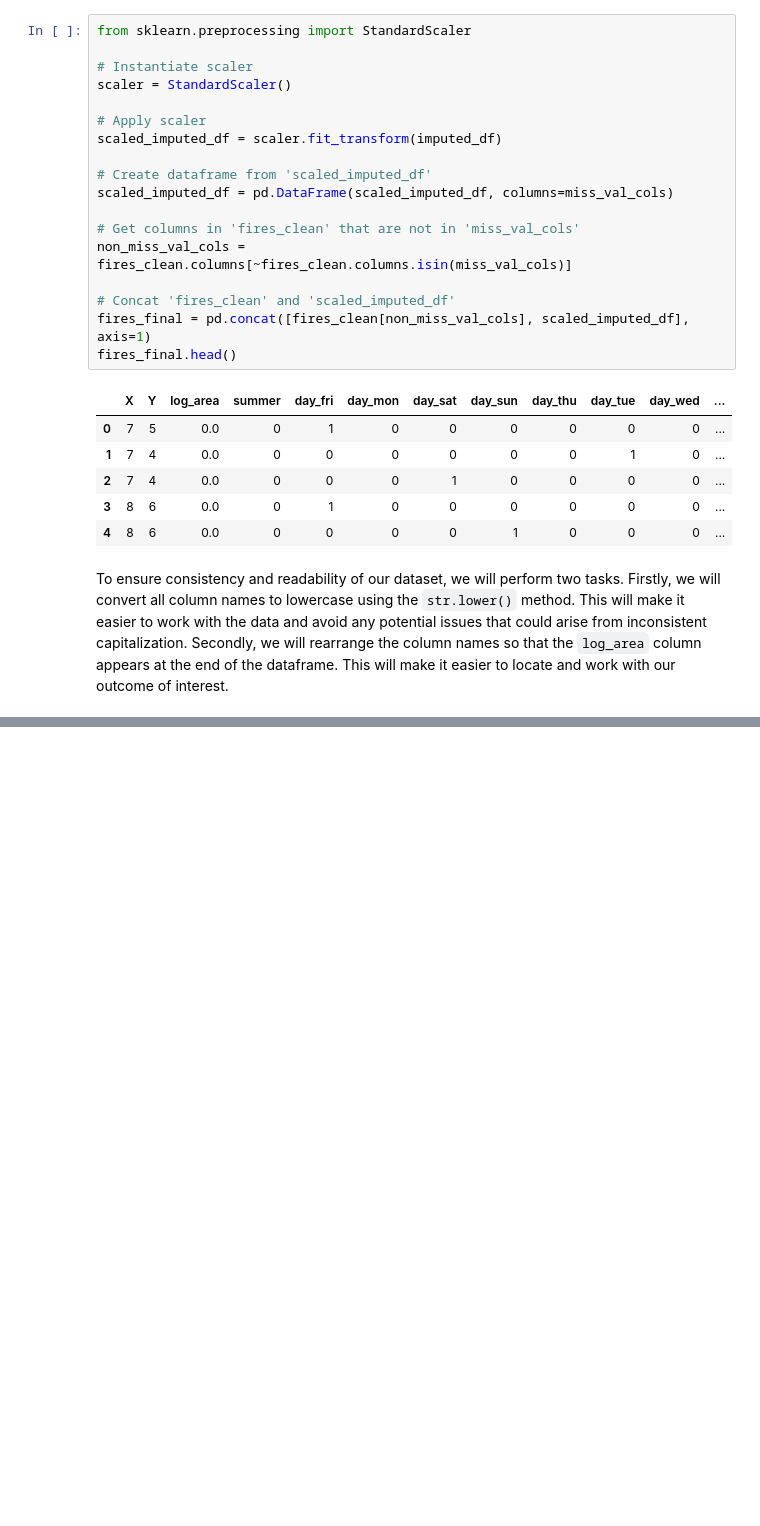
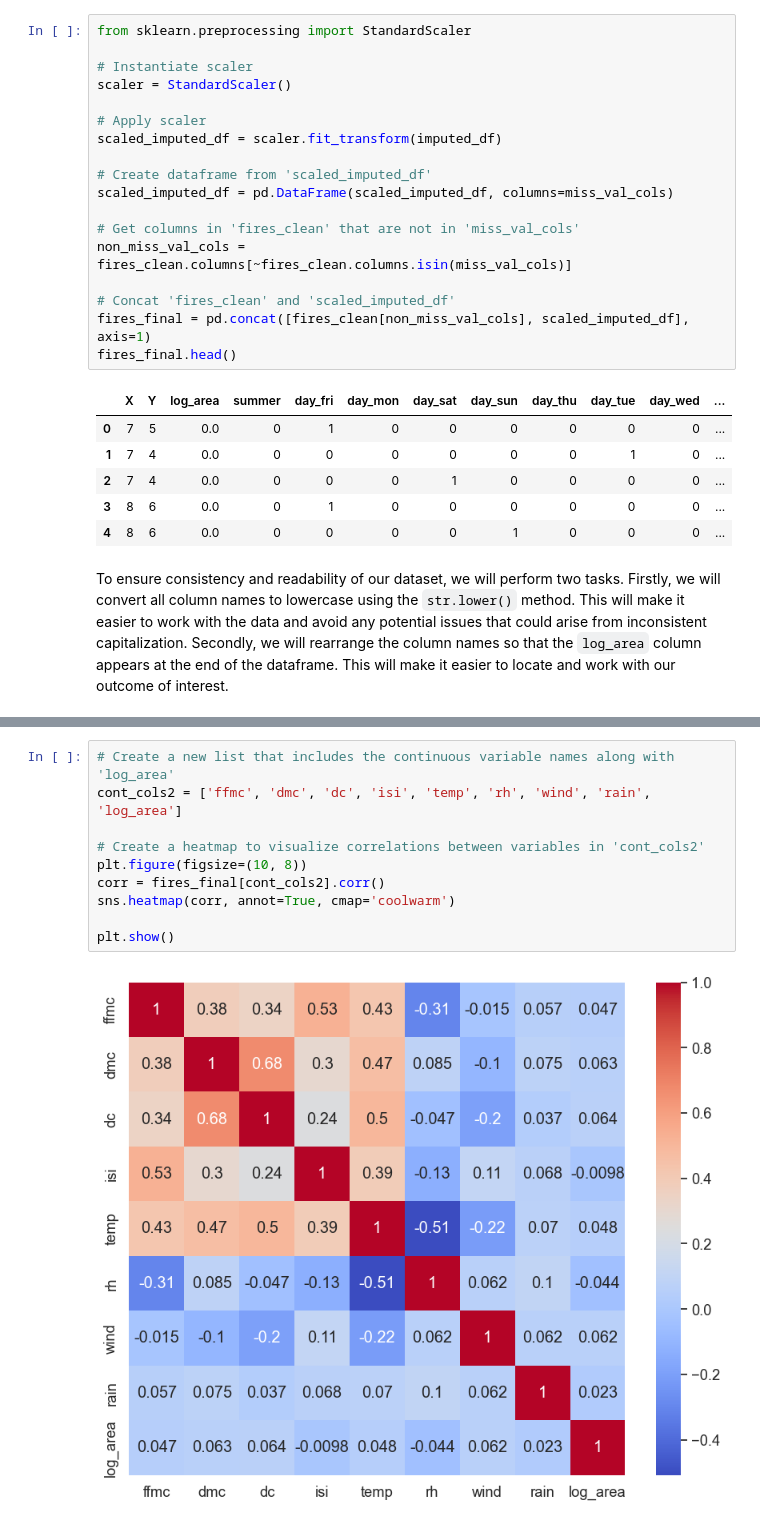
Before and after one commit to MuhammadAwon/datascience-projects, a Jupyter notebook: Projects/predicting-forest-fires/forest-fires.ipynb, the cells around one changed output, grey strips where cells are left out. Saved outputs shown, nothing was run; the diff lists cells and outputs as text; blank space fills up the shorter version.

```diff
--- a/Projects/predicting-forest-fires/forest-fires.ipynb
+++ b/Projects/predicting-forest-fires/forest-fires.ipynb
@@ -400,0 +374,12 @@ rain
+# %%
+# Create a new list that includes the continuous variable names along with 'log_area'
+cont_cols2 = ['ffmc', 'dmc', 'dc', 'isi', 'temp', 'rh', 'wind', 'rain', 'log_area']
+
+# Create a heatmap to visualize correlations between variables in 'cont_cols2'
+plt.figure(figsize=(10, 8))
+corr = fires_final[cont_cols2].corr()
+sns.heatmap(corr, annot=True, cmap='coolwarm')
+
+plt.show()
+# %% [output]
+[figure, added]
```
Also changed, not shown: parts of 39 cells of this notebook.
